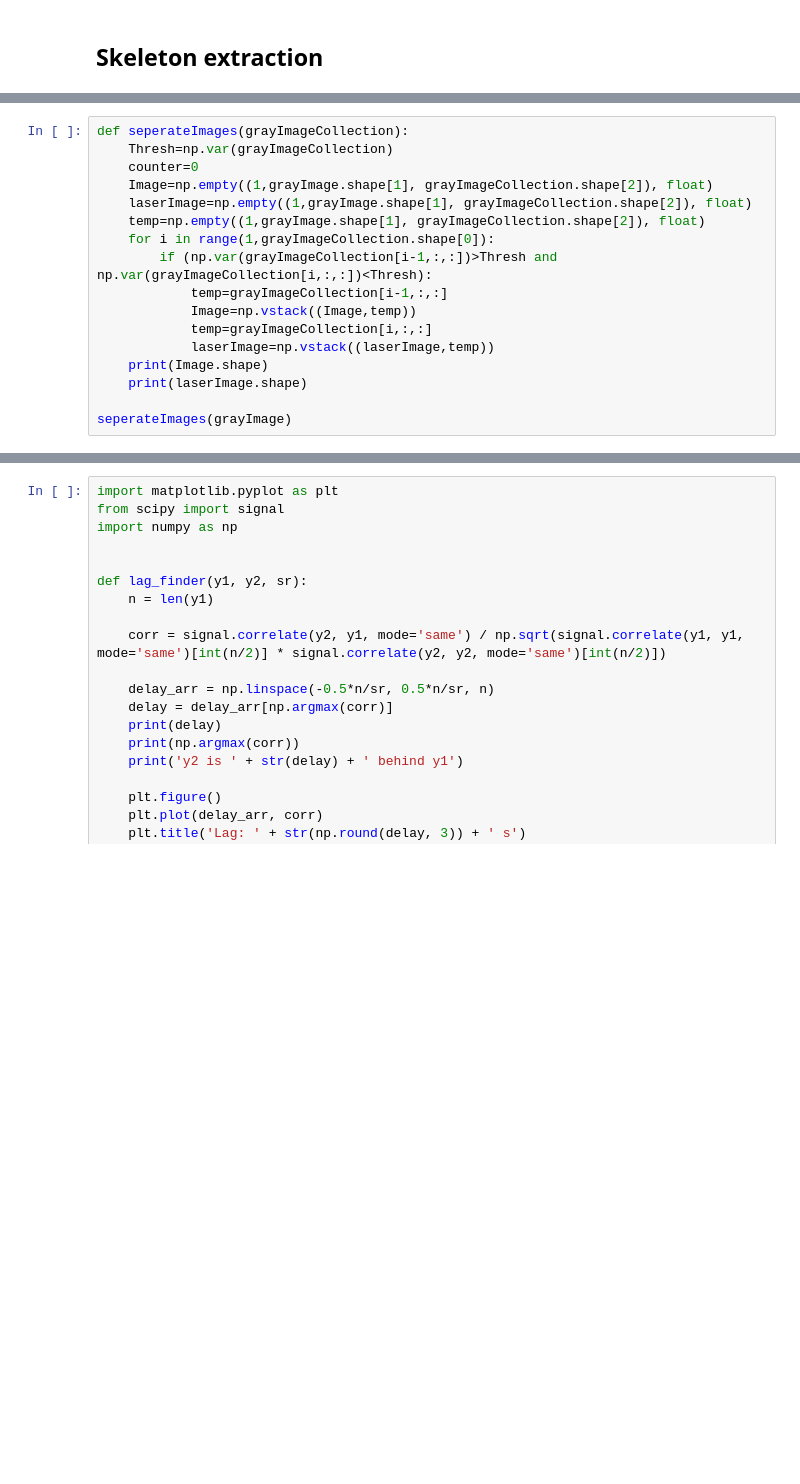
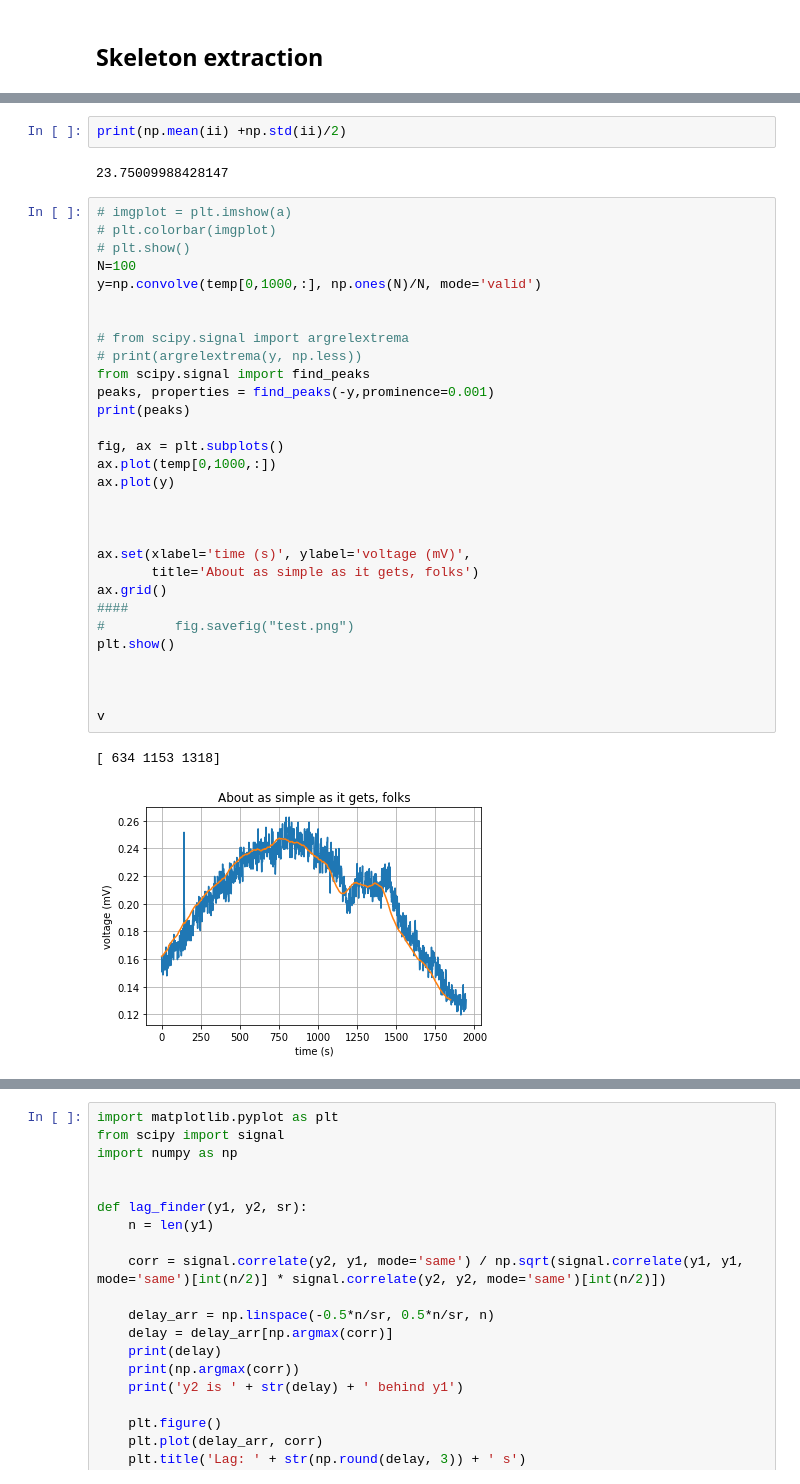
Before and after one commit to DCC-Lab/ZiliaImageAligningProject, a Jupyter notebook: Elahe/Test.ipynb, the cells around one changed output, grey strips where cells are left out. Cells and saved outputs as stored; diff of their text form; blank space fills up the shorter version.

```diff
--- a/Elahe/Test.ipynb
+++ b/Elahe/Test.ipynb
@@ -471,17 +300,0 @@ for i in range(len(imageCollection)):
-# %%
-def seperateImages(grayImageCollection):
-    Thresh=np.var(grayImageCollection)
-    counter=0
-    Image=np.empty((1,grayImage.shape[1], grayImageCollection.shape[2]), float)
-    laserImage=np.empty((1,grayImage.shape[1], grayImageCollection.shape[2]), float)
-    temp=np.empty((1,grayImage.shape[1], grayImageCollection.shape[2]), float)
-    for i in range(1,grayImageCollection.shape[0]):
-        if (np.var(grayImageCollection[i-1,:,:])>Thresh and np.var(grayImageCollection[i,:,:])<Thresh):
-            temp=grayImageCollection[i-1,:,:]
-            Image=np.vstack((Image,temp))
-            temp=grayImageCollection[i,:,:]
-            laserImage=np.vstack((laserImage,temp))
-    print(Image.shape)
-    print(laserImage.shape)
-
-seperateImages(grayImage)
@@ -502,0 +700,37 @@ ttt=np.vstack((ttt,tttt))
+# %%
+print(np.mean(ii) +np.std(ii)/2)
+# %% [output]
+23.75009988428147
+# %%
+# imgplot = plt.imshow(a)
+# plt.colorbar(imgplot)
+# plt.show()
+N=100
+y=np.convolve(temp[0,1000,:], np.ones(N)/N, mode='valid')
+
+
+# from scipy.signal import argrelextrema
+# print(argrelextrema(y, np.less))
+from scipy.signal import find_peaks
+peaks, properties = find_peaks(-y,prominence=0.001)
+print(peaks)
+
+fig, ax = plt.subplots()
+ax.plot(temp[0,1000,:])
+ax.plot(y)
+
+
+
+ax.set(xlabel='time (s)', ylabel='voltage (mV)',
+       title='About as simple as it gets, folks')
+ax.grid()
+####
+#         fig.savefig("test.png")
+plt.show()
+
+
+
+v
+# %% [output]
+[ 634 1153 1318]
+[figure, added]
```
Also changed, not shown: parts of 7 cells of this notebook, 1 other file.
